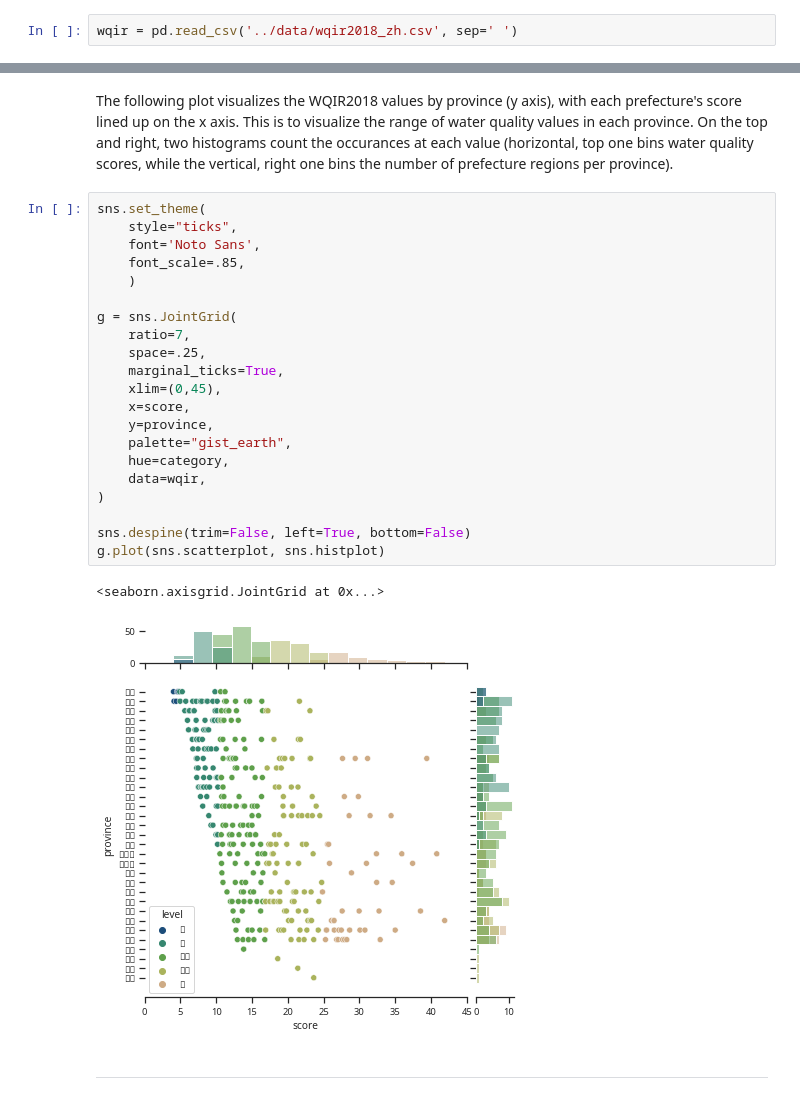
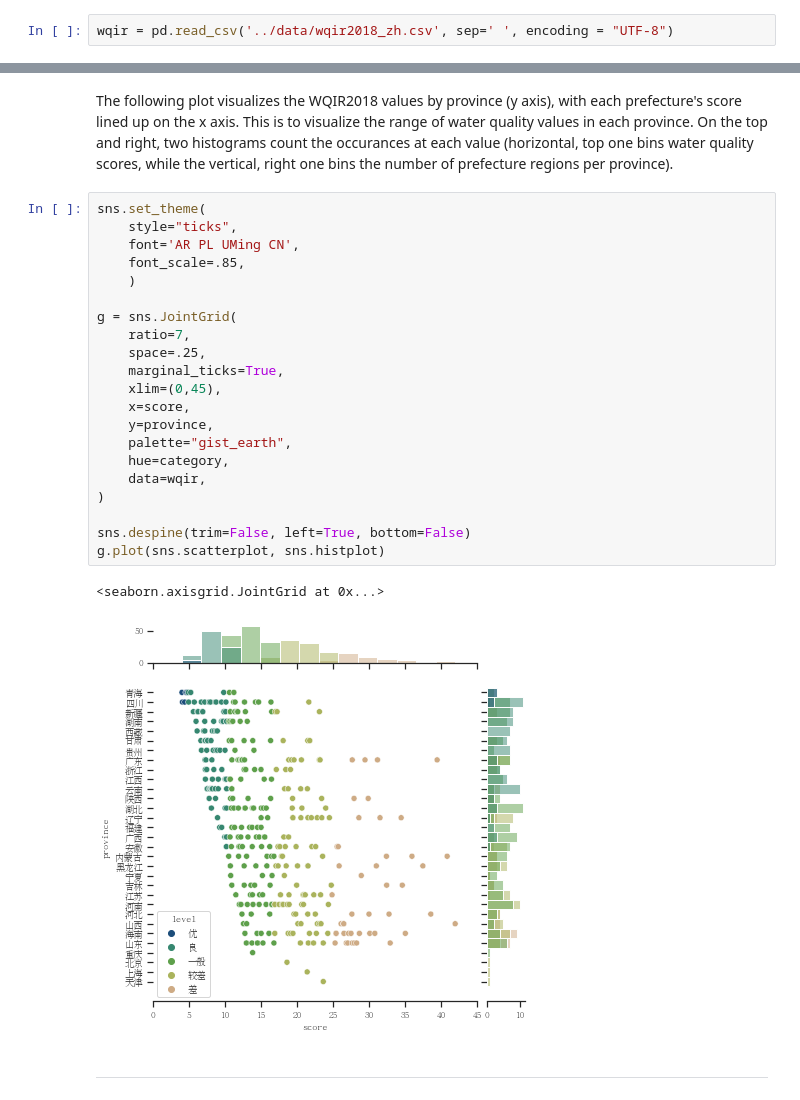
Before and after one commit to wrynearson/china-water, a Jupyter notebook: src/Thesis.ipynb, the cells around one changed output, grey strips where cells are left out. Cells and saved outputs as stored; diff of their text form.

```diff
--- a/src/Thesis.ipynb
+++ b/src/Thesis.ipynb
@@ -236,7 +240,7 @@ The second dataset is the water quality of every prefecture (sub-province) from
 
 https://wwwoa.ipe.org.cn//Upload/201909201147459274.pdf (en)
 # %%
-wqir = pd.read_csv('../data/wqir2018_zh.csv', sep=' ')
+wqir = pd.read_csv('../data/wqir2018_zh.csv', sep=' ', encoding = "UTF-8")
 # %%
 province = wqir['province']
 score = wqir['score']
@@ -371,27 +375,27 @@ The following plot visualizes the WQIR2018 values by province (y axis), with eac
 # %%
 sns.set_theme(
     style="ticks",
-    font='Noto Sans',
+    font='AR PL UMing CN',
     font_scale=.85,
     )
 
 g = sns.JointGrid(
     ratio=7,
     space=.25,
     marginal_ticks=True,
     xlim=(0,45),
     x=score,
     y=province,
     palette="gist_earth",
     hue=category,
     data=wqir,
 )
 
 sns.despine(trim=False, left=True, bottom=False)
 g.plot(sns.scatterplot, sns.histplot)
 # %% [output]
 <seaborn.axisgrid.JointGrid at 0x...>
-[figure, old version]
+[figure, new version]
 # %% [markdown]
 ---
 # %% [markdown]
```
Also changed, not shown: parts of 8 cells of this notebook, 1 other file.
